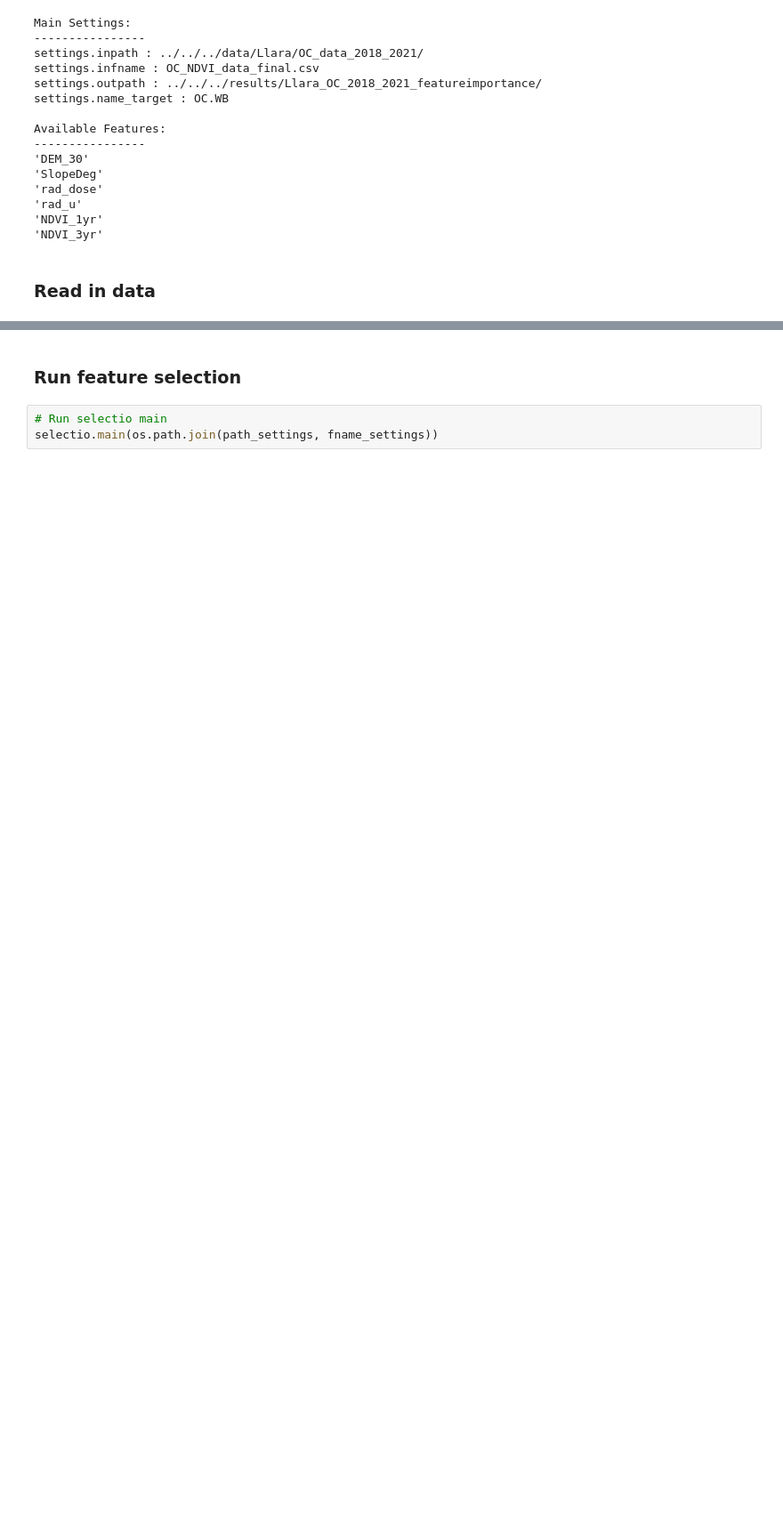
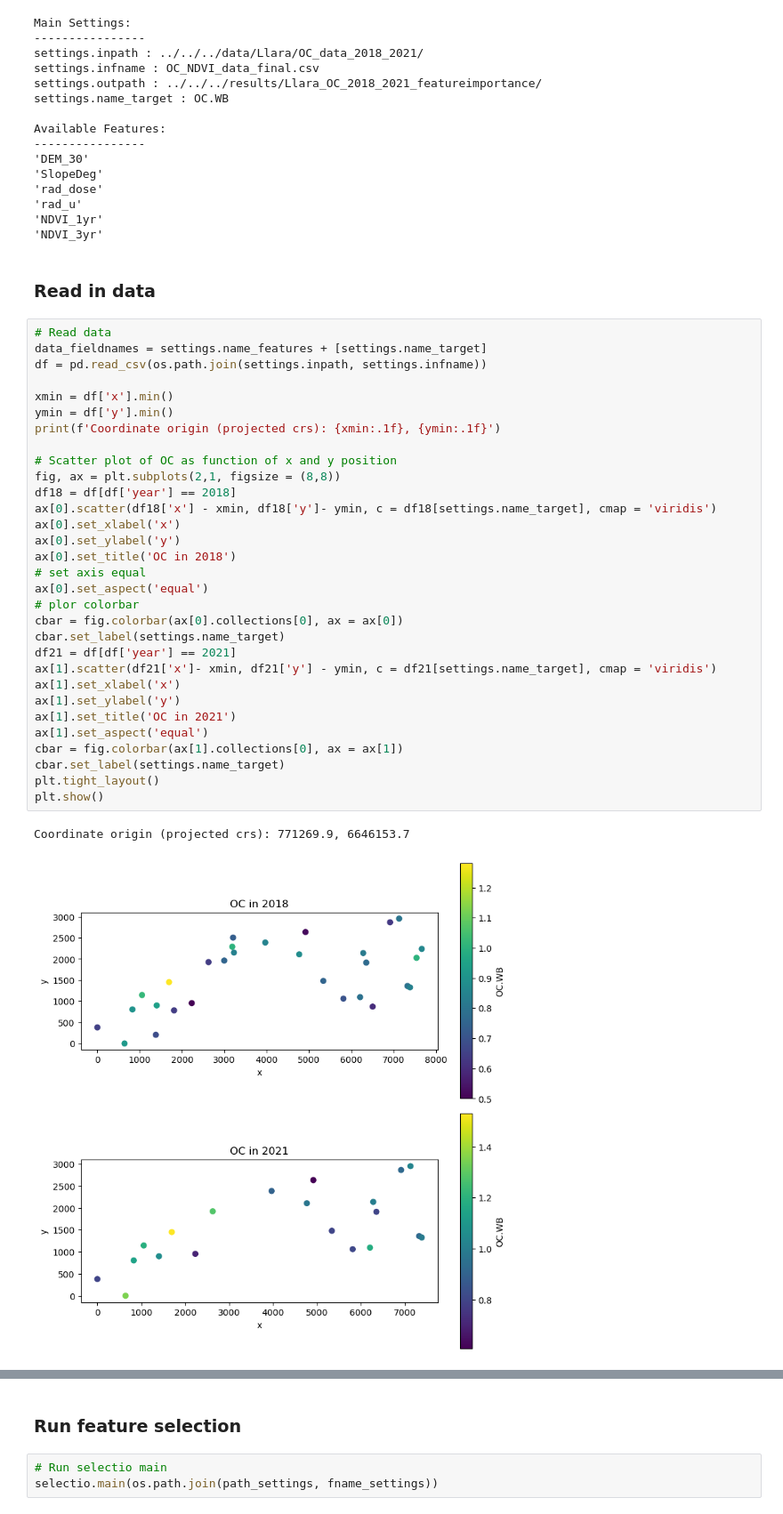
Before and after one commit to Sydney-Informatics-Hub/AgReFed-ML, a Jupyter notebook: notebooks/model_soilchange_OC.ipynb, the cells around one changed output, grey strips where cells are left out. Shown at 89% size. Cells and saved outputs as stored; diff of their text form; blank space fills up the shorter version.

```diff
--- a/notebooks/model_soilchange_OC.ipynb
+++ b/notebooks/model_soilchange_OC.ipynb
@@ -107,3 +107,37 @@ Available Features:
 'NDVI_3yr'
 # %% [markdown]
 ### Read in data
+# %%
+# Read data
+data_fieldnames = settings.name_features + [settings.name_target]
+df = pd.read_csv(os.path.join(settings.inpath, settings.infname))
+
+xmin = df['x'].min()
+ymin = df['y'].min()
+print(f'Coordinate origin (projected crs): {xmin:.1f}, {ymin:.1f}')
+
+# Scatter plot of OC as function of x and y position
+fig, ax = plt.subplots(2,1, figsize = (8,8))
+df18 = df[df['year'] == 2018]
+ax[0].scatter(df18['x'] - xmin, df18['y']- ymin, c = df18[settings.name_target], cmap = 'viridis')
+ax[0].set_xlabel('x')
+ax[0].set_ylabel('y')
+ax[0].set_title('OC in 2018')
+# set axis equal
+ax[0].set_aspect('equal')
+# plor colorbar
+cbar = fig.colorbar(ax[0].collections[0], ax = ax[0])
+cbar.set_label(settings.name_target)
+df21 = df[df['year'] == 2021]
+ax[1].scatter(df21['x']- xmin, df21['y'] - ymin, c = df21[settings.name_target], cmap = 'viridis')
+ax[1].set_xlabel('x')
+ax[1].set_ylabel('y')
+ax[1].set_title('OC in 2021')
+ax[1].set_aspect('equal')
+cbar = fig.colorbar(ax[1].collections[0], ax = ax[1])
+cbar.set_label(settings.name_target)
+plt.tight_layout()
+plt.show()
+# %% [output]
+Coordinate origin (projected crs): 771269.9, 6646153.7
+[figure, added]
```
Also changed, not shown: parts of 17 cells of this notebook.
